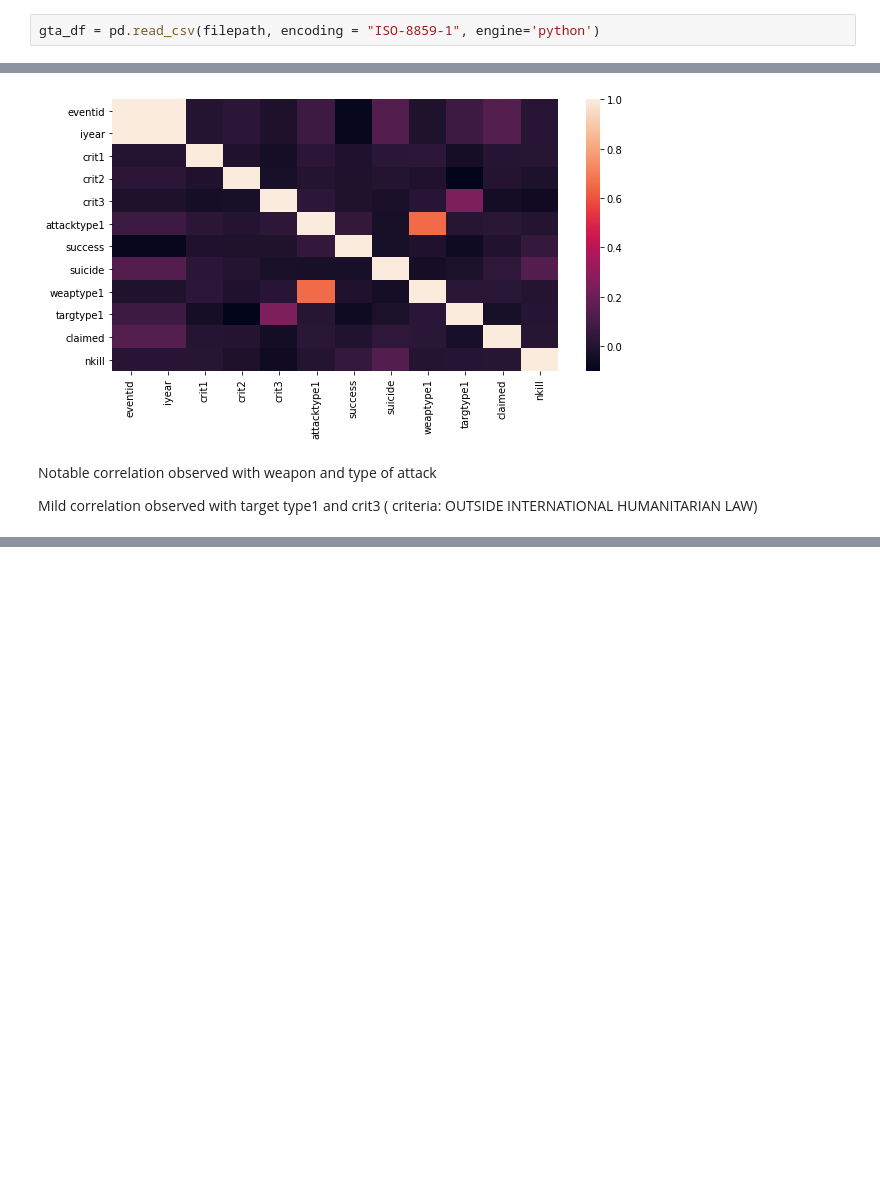
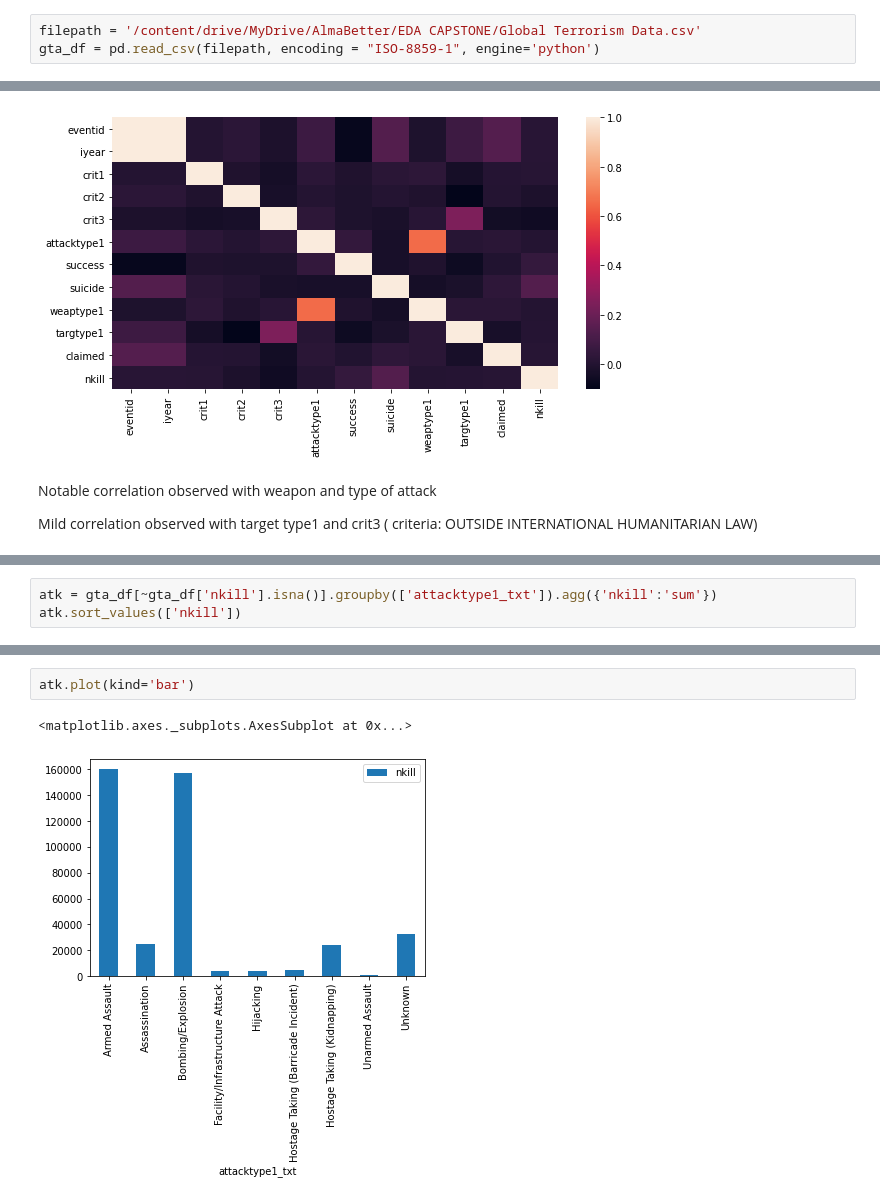
Before and after one commit to mahin-arvind/GTD-EDA, a Jupyter notebook: Copy_of_Global_Terrorism_Analysis_Capstone_Project.ipynb, the cells around one changed output, grey strips where cells are left out. Drawn from its saved outputs; the diff is of its cells as text; blank space fills up the shorter version.

```diff
--- a/Copy_of_Global_Terrorism_Analysis_Capstone_Project.ipynb
+++ b/Copy_of_Global_Terrorism_Analysis_Capstone_Project.ipynb
@@ -13,6 +13,7 @@ drive.mount('/content/drive')
 # %% [output]
 Mounted at /content/drive
 # %%
+filepath = '/content/drive/MyDrive/AlmaBetter/EDA CAPSTONE/Global Terrorism Data.csv'
 gta_df = pd.read_csv(filepath, encoding = "ISO-8859-1", engine='python')
 # %%
 gta_df.head(5)
@@ -108,0 +120,3 @@ Mild correlation observed with target type1 and crit3 ( criteria: OUTSIDE INTERN
+# %%
+atk = gta_df[~gta_df['nkill'].isna()].groupby(['attacktype1_txt']).agg({'nkill':'sum'})
+atk.sort_values(['nkill'])
@@ -108,0 +135,5 @@ Mild correlation observed with target type1 and crit3 ( criteria: OUTSIDE INTERN
+# %%
+atk.plot(kind='bar')
+# %% [output]
+<matplotlib.axes._subplots.AxesSubplot at 0x...>
+[figure, added]
```
Also changed, not shown: parts of 10 cells of this notebook.
